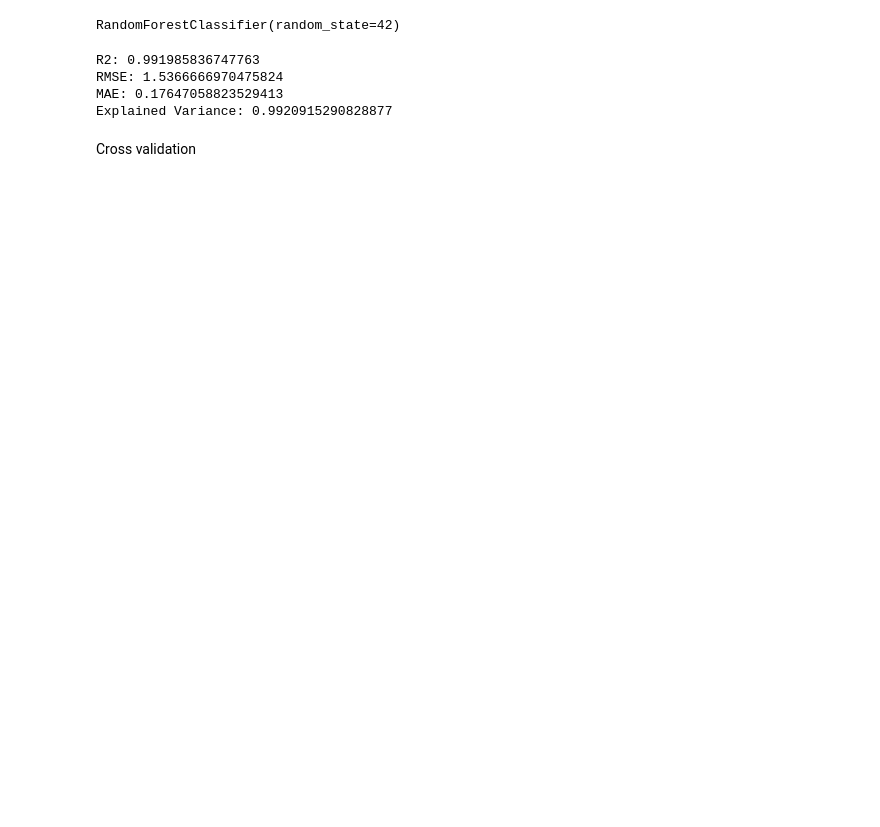
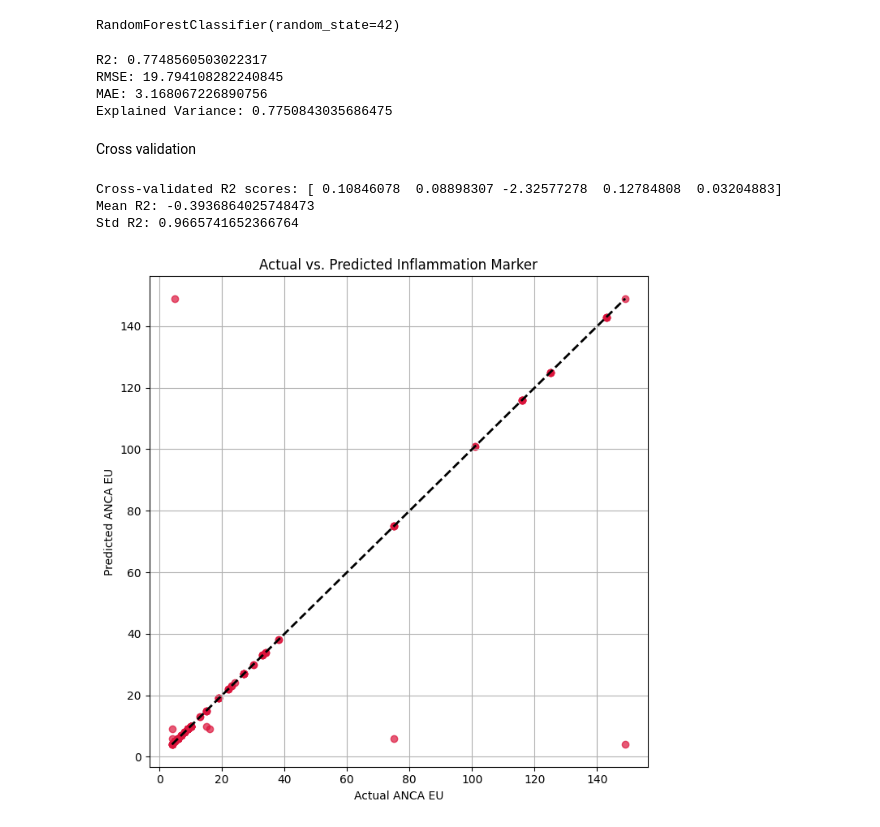
Before and after one commit to ChrisYang249/Inflammation, a Jupyter notebook: prediction.ipynb, the cells around one changed output. Drawn from its saved outputs; the diff is of its cells as text; code cells hidden in the pictures; blank space fills up the shorter version.

```diff
--- a/prediction.ipynb
+++ b/prediction.ipynb
@@ -8,7 +8,7 @@ from sklearn.metrics import mean_squared_error, r2_score
 df = pd.read_csv('/Users/christopheryang/Desktop/clean data for analysis/cleanbackup.csv')
 
 # Define features and target
-X = df.drop(['IgA ASCA Pos.', 'IgG ASCA EU', 'IgG ASCA Pos.', 'ASCA Panel', 'OmpC. EU', 'OmpC Pos.', 'Cbir1 EU', 'CBir1 Fla. Pos.', 'ANCA EU', 'ANCA Pos.', 'serum_id', 'participant_id', 'sample_name'], axis=1)  # drop target columns
-y = df['IgA ASCA EU']  # or another inflammation marker
+X = df.drop(['IgA ASCA EU','IgG ASCA EU','OmpC. EU','Cbir1 EU','ANCA EU','serum_id', 'participant_id', 'sample_name'], axis=1)  # drop target columns
+y = df['ANCA EU']  # or another inflammation marker
 # %%
 # print(df.columns.tolist())
@@ -35,26 +43,30 @@ print('RMSE:', np.sqrt(mean_squared_error(y_test, y_pred)))
 print('MAE:', mean_absolute_error(y_test, y_pred))
 print('Explained Variance:', explained_variance_score(y_test, y_pred))
 # %% [output]
-R2: 0.991985836747763
-RMSE: 1.5366666970475824
-MAE: 0.17647058823529413
-Explained Variance: 0.9920915290828877
+R2: 0.7748560503022317
+RMSE: 19.794108282240845
+MAE: 3.168067226890756
+Explained Variance: 0.7750843035686475
 # %% [markdown]
 Cross validation
 # %%
-# from sklearn.model_selection import cross_val_score
-# from sklearn.ensemble import RandomForestRegressor
-# import numpy as np
+from sklearn.model_selection import cross_val_score
+from sklearn.ensemble import RandomForestRegressor
+import numpy as np
 
-# # Initialize your model
-# model = RandomForestRegressor(n_estimators=100, random_state=42)
+# Initialize your model
+model = RandomForestRegressor(n_estimators=100, random_state=42)
 
-# # Perform 5-fold cross-validation using R2 as the scoring metric
-# cv_scores = cross_val_score(model, X, y, cv=5, scoring='r2')
+# Perform 5-fold cross-validation using R2 as the scoring metric
+cv_scores = cross_val_score(model, X, y, cv=5, scoring='r2')
 
-# print("Cross-validated R2 scores:", cv_scores)
-# print("Mean R2:", np.mean(cv_scores))
-# print("Std R2:", np.std(cv_scores))
+print("Cross-validated R2 scores:", cv_scores)
+print("Mean R2:", np.mean(cv_scores))
+print("Std R2:", np.std(cv_scores))
+# %% [output]
+Cross-validated R2 scores: [ 0.10846078  0.08898307 -2.32577278  0.12784808  0.03204883]
+Mean R2: -0.3936864025748473
+Std R2: 0.9665741652366764
 # %%
 import pickle
 
@@ -63,0 +93,13 @@ with open('rf_model.pkl', 'wb') as f:
+# %%
+plt.figure(figsize=(7,7))
+plt.scatter(y_test, y_pred, alpha=0.7, color='crimson')
+plt.plot([y_test.min(), y_test.max()], [y_test.min(), y_test.max()], 'k--', lw=2)
+plt.xlabel('Actual ANCA EU')
+plt.ylabel('Predicted ANCA EU')
+plt.title('Actual vs. Predicted Inflammation Marker')
+plt.grid(True)
+plt.tight_layout()
+# plt.savefig('actual_vs_predicted.png')  # Save the plot as a file
+plt.show()
+# %% [output]
+[figure, added]
```
Also changed, not shown: parts of 4 cells of this notebook, 9 other files.
